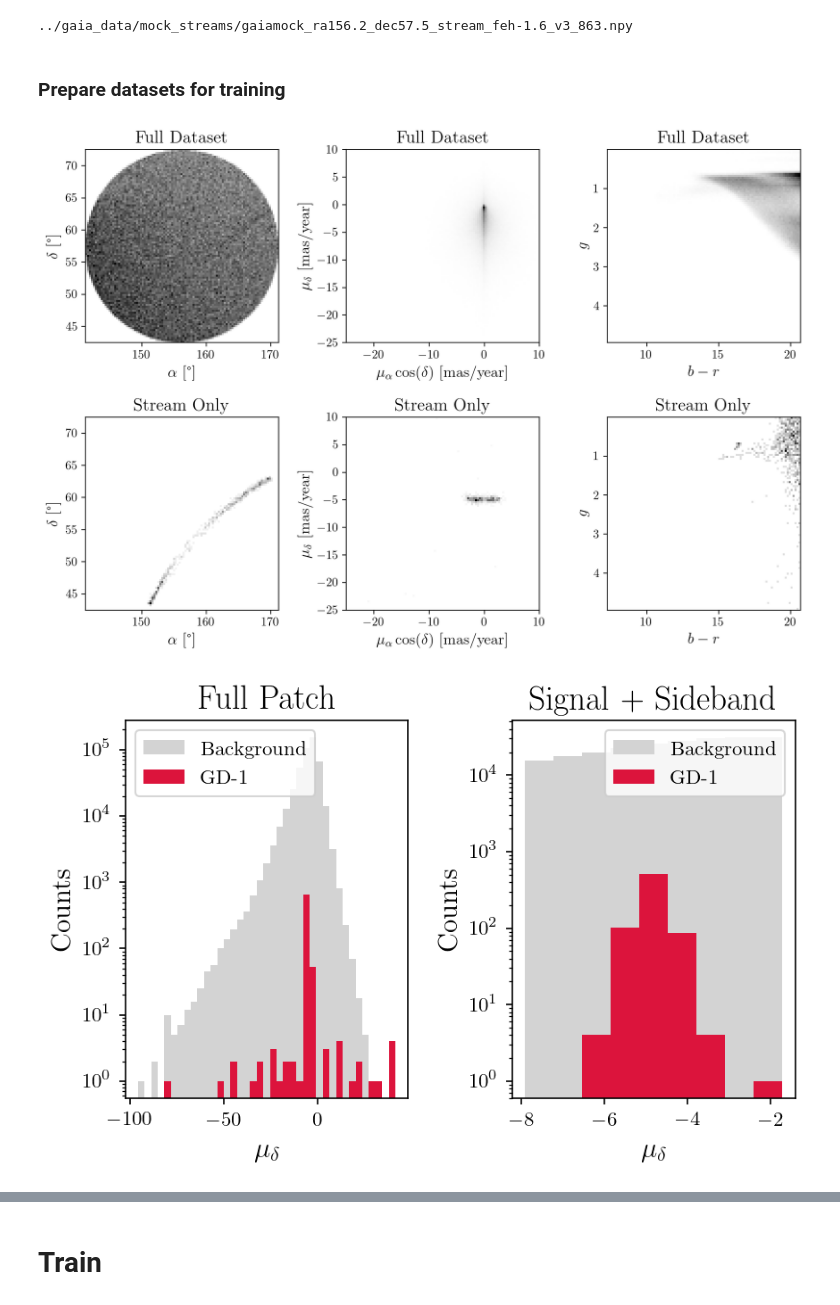
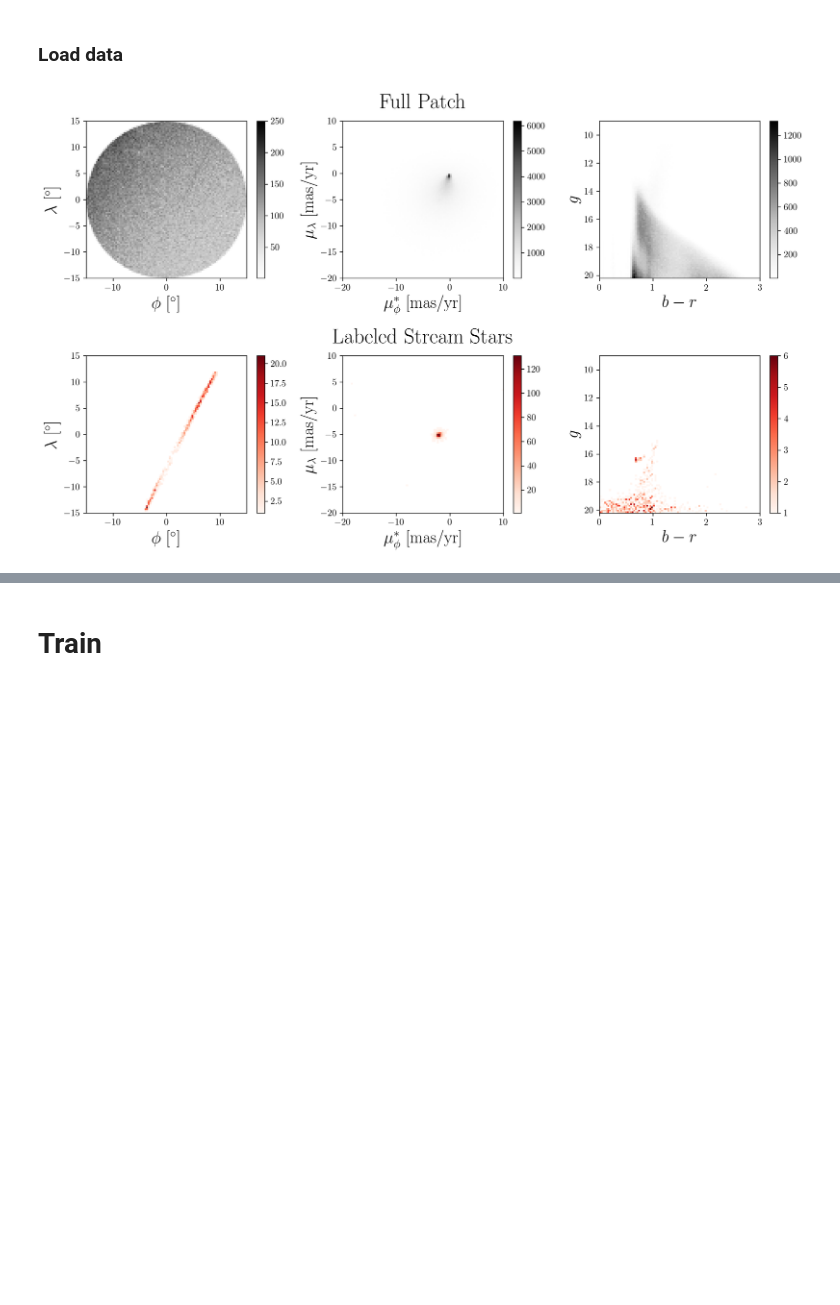
Before and after one commit to hep-lbdl/GaiaCWoLa, a Jupyter notebook: notebooks/Example_Finding_Mock_Stream.ipynb, the cells around one changed output, grey strips where cells are left out. Cells and saved outputs as stored; diff of their text form; code cells hidden in the pictures; blank space fills up the shorter version.

Commit message:
plot and notebook updates for paper

```diff
--- a/notebooks/Example_Finding_Mock_Stream.ipynb
+++ b/notebooks/Example_Finding_Mock_Stream.ipynb
@@ -13,14 +13,18 @@ os.environ["CUDA_VISIBLE_DEVICES"] = "-1" # pick a number < 4 on ML4HEP; < 3 on
+# %%
+save_folder = "mock"
+
+if save_folder is not None:
+    os.makedirs(save_folder, exist_ok=True)
+# %% [markdown]
+### Load data
 # %%
-stream = "mock"
+file = "../gaia_data/mock_streams/gaiamock_ra156.2_dec57.5_stream_feh-1.6_v3_863.npy"
+df = pd.DataFrame(np.load(file), columns = ["μ_δ", "μ_α", "δ", "α", "b-r", "g", "ϕ", "λ", "μ_ϕcosλ", "μ_λ", 'stream'])
+df['α_wrapped'] = df['α'].apply(lambda x: x if x > 100 else x + 360)
+df['stream'] = df['stream']/100
+df['stream'] = df['stream'].astype(bool)
-# %%
-df, file = load_file(stream = stream)
-# %% [output]
-../gaia_data/mock_streams/gaiamock_ra156.2_dec57.5_stream_feh-1.6_v3_863.npy
-# %% [markdown]
-### Prepare datasets for training
 # %%
-visualize_stream(df, save_folder="mock")
+make_plots(df, save_folder = save_folder)
 # %% [output]
-[figure, old version]
+[figure, new version]
-[figure, removed]
 # %%
```
Also changed, not shown: parts of 4 cells of this notebook, 5 other files.
